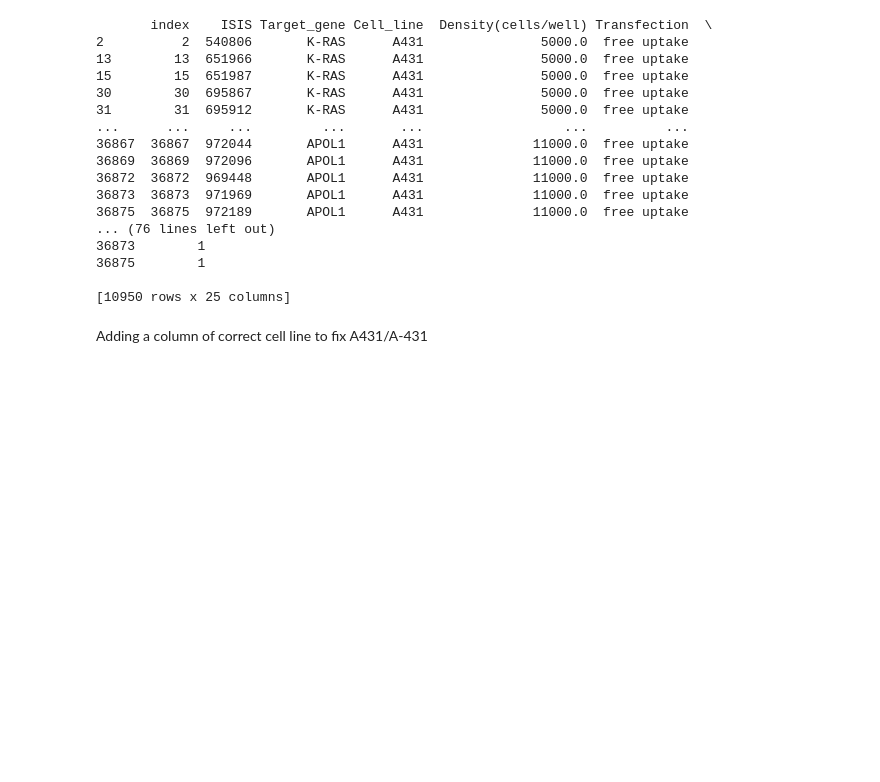
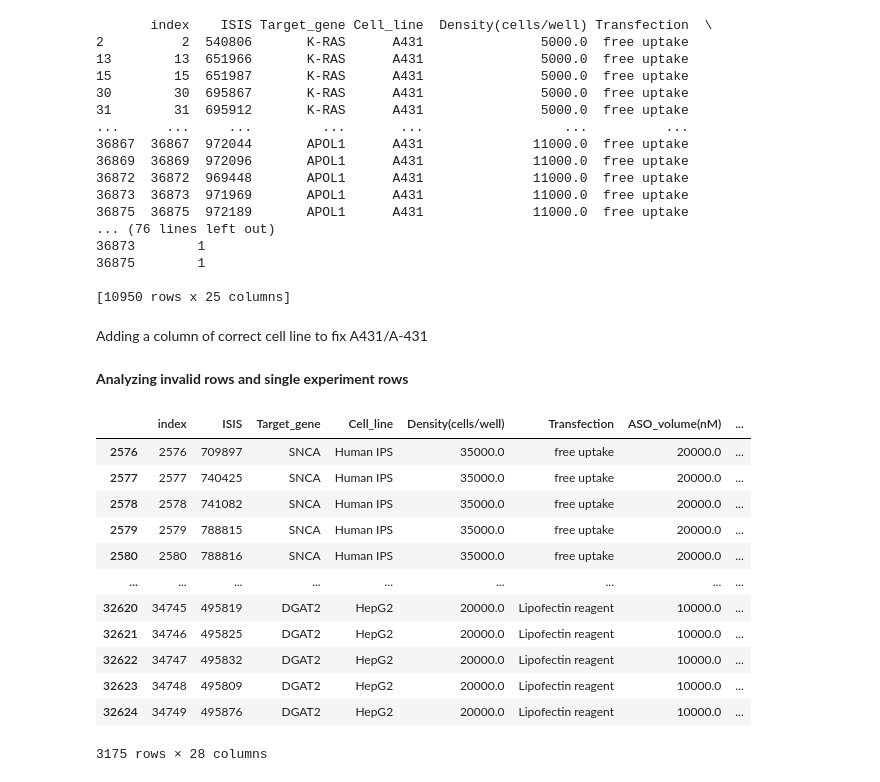
Before and after one commit to RedPenguin100/ASOdesign, a Jupyter notebook: scripts/data_genertion/validating_data.ipynb, the cells around one changed output. Saved outputs shown, nothing was run; the diff lists cells and outputs as text; code cells hidden in the pictures; blank space fills up the shorter version.

```diff
--- a/scripts/data_genertion/validating_data.ipynb
+++ b/scripts/data_genertion/validating_data.ipynb
@@ -92,0 +94,8 @@ df_ver3.to_csv('data_asoptimizer_updated.csv', index=False)
+# %% [markdown]
+**Analyzing invalid rows and single experiment rows**
+# %%
+df = pd.read_csv('data_asoptimizer_updated.csv')
+# %%
+df_copy = df.copy()
+df_copy['cell_line_check'] = 0
+df_copy.loc[(df_copy['Cell line organism'] == 'unknown'), 'cell_line_check'] = 1
@@ -92,0 +105,19 @@ df_ver3.to_csv('data_asoptimizer_updated.csv', index=False)
+# %%
+df_copy['aso_volume_high_check'] = 0
+df_copy.loc[(df_copy['ASO_volume(nM)']  >= 10000.0), 'aso_volume_high_check'] = 1
+# %%
+df_copy[(df_copy['aso_volume_high_check'] == 1) | (df_copy['cell_line_check'] == 1)]
+# %% [output]
+|  | index | ISIS | Target_gene | Cell_line | Density(cells/well) | Transfection | ASO_volume(nM) | ... |
+| 2576 | 2576 | 709897 | SNCA | Human IPS | 35000.0 | free uptake | 20000.0 | ... |
+| 2577 | 2577 | 740425 | SNCA | Human IPS | 35000.0 | free uptake | 20000.0 | ... |
+| 2578 | 2578 | 741082 | SNCA | Human IPS | 35000.0 | free uptake | 20000.0 | ... |
+| 2579 | 2579 | 788815 | SNCA | Human IPS | 35000.0 | free uptake | 20000.0 | ... |
+| 2580 | 2580 | 788816 | SNCA | Human IPS | 35000.0 | free uptake | 20000.0 | ... |
+| ... | ... | ... | ... | ... | ... | ... | ... | ... |
+| 32620 | 34745 | 495819 | DGAT2 | HepG2 | 20000.0 | Lipofectin reagent | 10000.0 | ... |
+| 32621 | 34746 | 495825 | DGAT2 | HepG2 | 20000.0 | Lipofectin reagent | 10000.0 | ... |
+| 32622 | 34747 | 495832 | DGAT2 | HepG2 | 20000.0 | Lipofectin reagent | 10000.0 | ... |
+| 32623 | 34748 | 495809 | DGAT2 | HepG2 | 20000.0 | Lipofectin reagent | 10000.0 | ... |
+| 32624 | 34749 | 495876 | DGAT2 | HepG2 | 20000.0 | Lipofectin reagent | 10000.0 | ... |
+3175 rows × 28 columns
```
Also changed, not shown: parts of 26 cells of this notebook, 1 other file.
